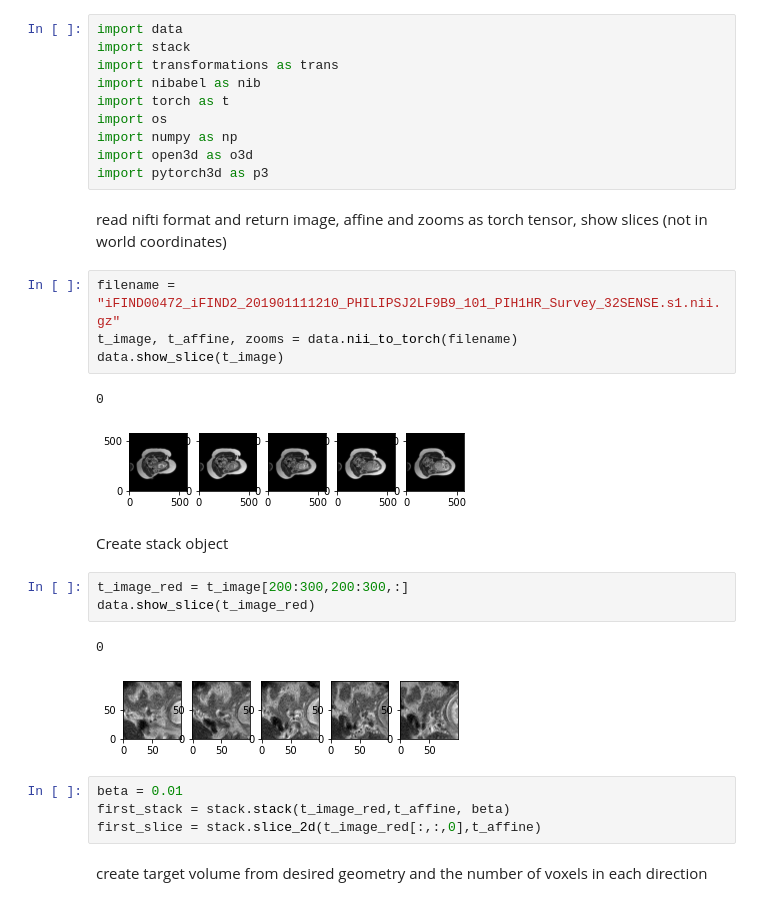
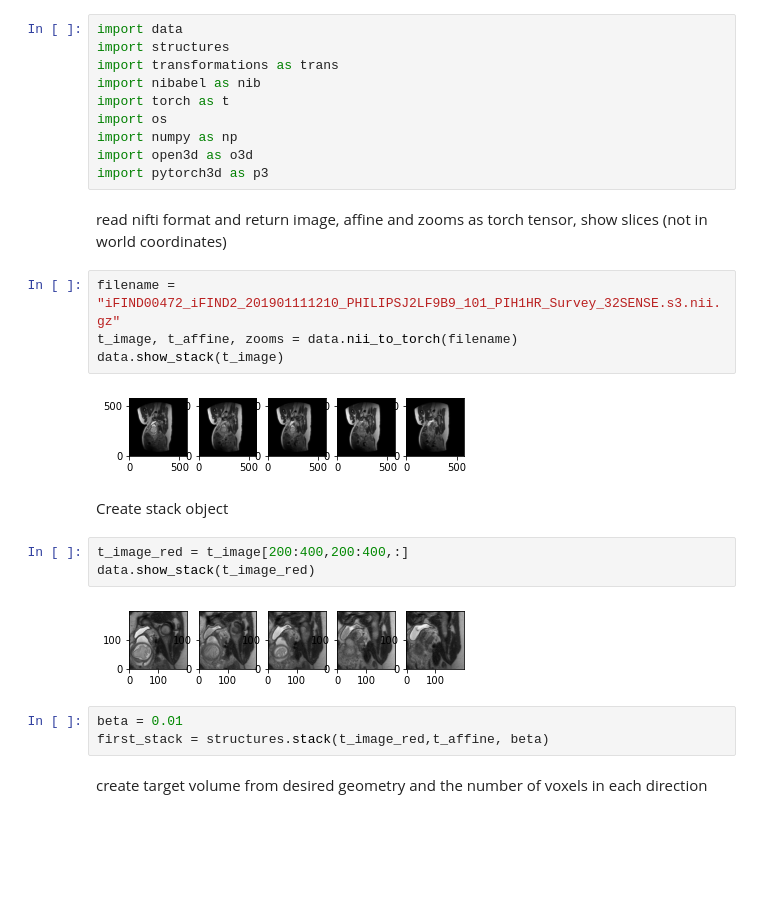
Before and after one commit to Constantin-Jehn/SVR_pytorch, a Jupyter notebook: demonstrator.ipynb, the cells around one changed output. Drawn from its saved outputs; the diff is of its cells as text; blank space fills up the shorter version.

```diff
--- a/demonstrator.ipynb
+++ b/demonstrator.ipynb
@@ -1,6 +1,6 @@
 # %%
 import data
-import stack
+import structures
 import transformations as trans
 import nibabel as nib
 import torch as t
@@ -11,24 +11,21 @@ import pytorch3d as p3
 # %% [markdown]
 read nifti format and return image, affine and zooms as torch tensor, show slices (not in world coordinates)
 # %%
-filename = "iFIND00472_iFIND2_201901111210_PHILIPSJ2LF9B9_101_PIH1HR_Survey_32SENSE.s1.nii.gz"
+filename = "iFIND00472_iFIND2_201901111210_PHILIPSJ2LF9B9_101_PIH1HR_Survey_32SENSE.s3.nii.gz"
 t_image, t_affine, zooms = data.nii_to_torch(filename)
-data.show_slice(t_image)
+data.show_stack(t_image)
 # %% [output]
-0
-[figure, old version]
+[figure, new version]
 # %% [markdown]
 Create stack object
 # %%
-t_image_red = t_image[200:300,200:300,:]
-data.show_slice(t_image_red)
+t_image_red = t_image[200:400,200:400,:]
+data.show_stack(t_image_red)
 # %% [output]
-0
-[figure, old version]
+[figure, new version]
 # %%
 beta = 0.01
-first_stack = stack.stack(t_image_red,t_affine, beta)
-first_slice = stack.slice_2d(t_image_red[:,:,0],t_affine)
+first_stack = structures.stack(t_image_red,t_affine, beta)
 # %% [markdown]
 create target volume from desired geometry and the number of voxels in each direction
 # %%
```
Also changed, not shown: parts of 21 cells of this notebook, 6 other files.
